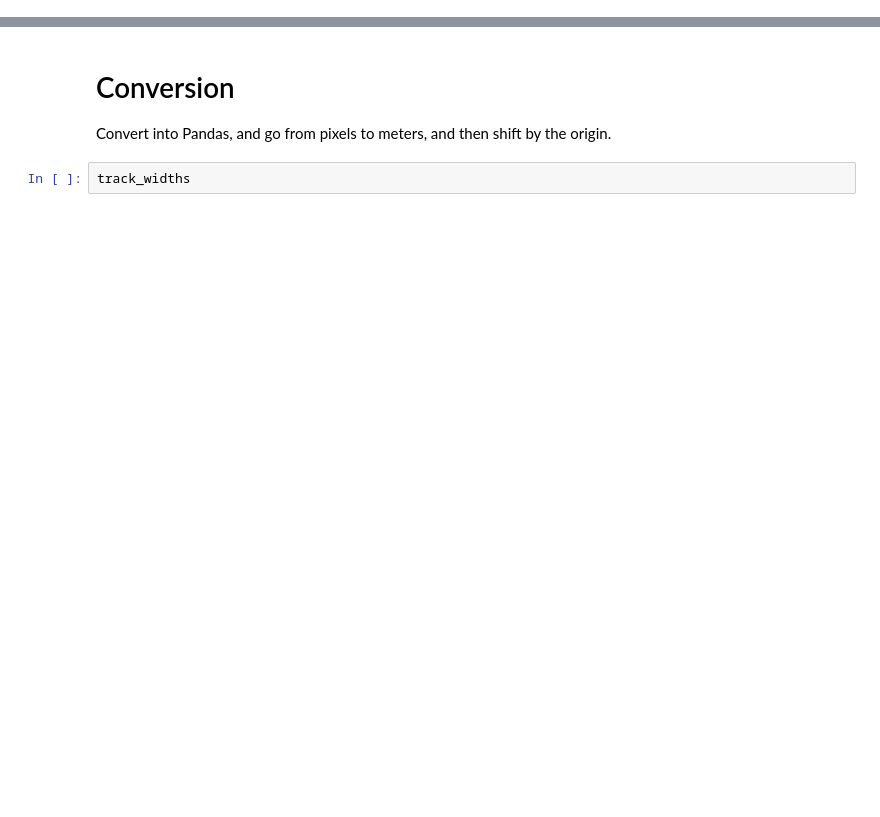
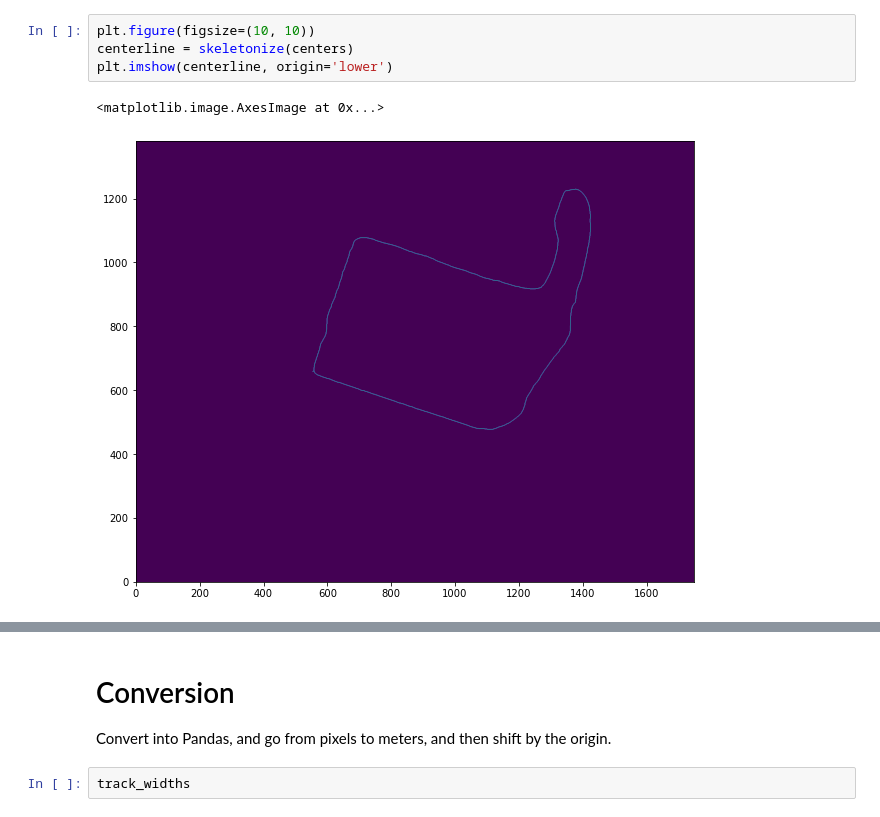
Before and after one commit to ynahum/Raceline-Optimization, a Jupyter notebook: map_converter.ipynb, the cells around one changed output, grey strips where cells are left out. Saved outputs shown, nothing was run; the diff lists cells and outputs as text; blank space fills up the shorter version.

```diff
--- a/map_converter.ipynb
+++ b/map_converter.ipynb
@@ -70,0 +77,7 @@ plt.imshow(map_img, cmap='gray')
+# %%
+plt.figure(figsize=(10, 10))
+centerline = skeletonize(centers)
+plt.imshow(centerline, origin='lower')
+# %% [output]
+<matplotlib.image.AxesImage at 0x...>
+[figure, added]
```
Also changed, not shown: parts of 26 cells of this notebook, 11 other files.
